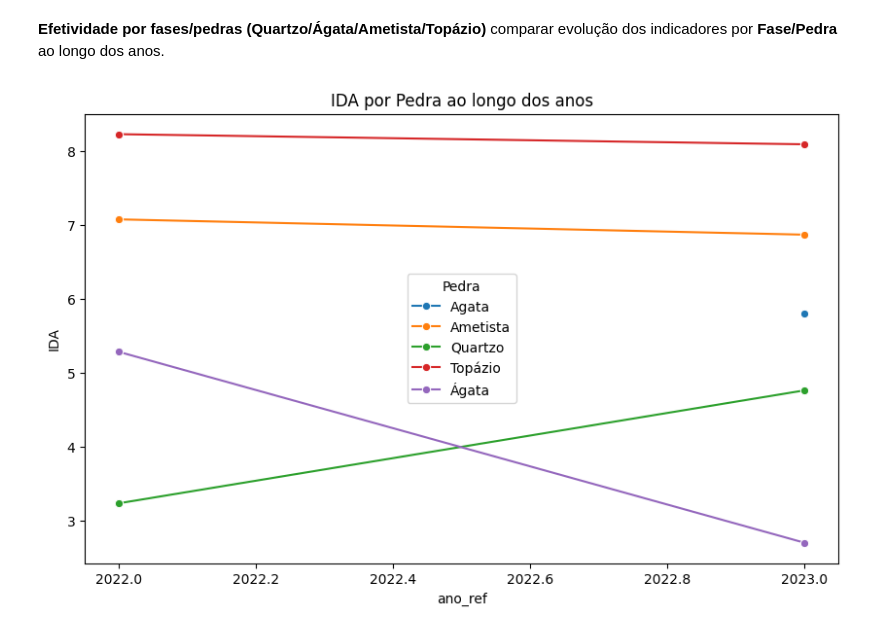
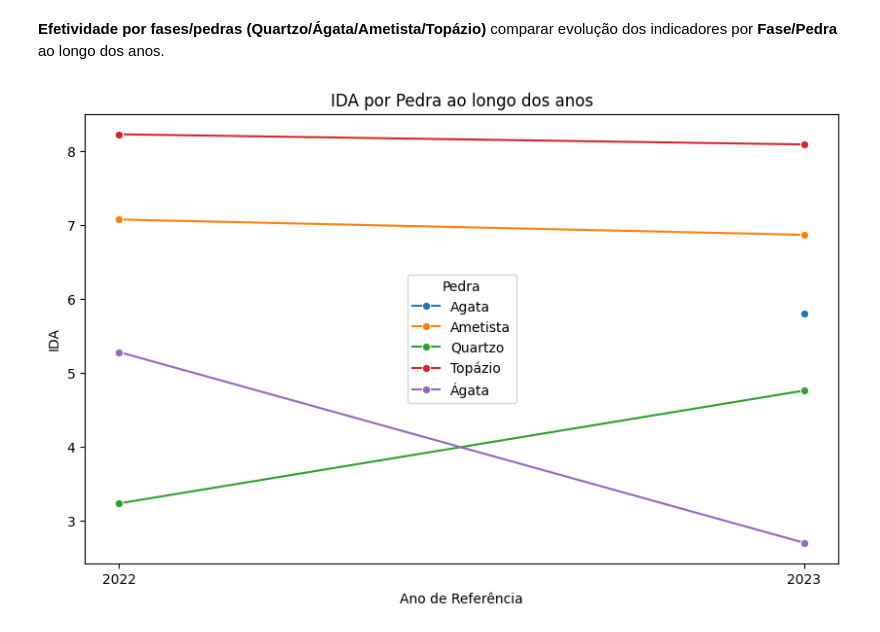
Before and after one commit to fernandapetty/data-analytics, a Jupyter notebook: notebook_analyses.ipynb, the cells around one changed output. Cells and saved outputs as stored; diff of their text form; code cells hidden in the pictures.

```diff
--- a/notebook_analyses.ipynb
+++ b/notebook_analyses.ipynb
@@ -40,7 +40,9 @@ def load_processed_data(path='data/dados_tratados.csv', save_back=True):
         for col in pedra_cols:
             # substituir strings vazias por NA e preencher Pedra com o primeiro valor disponível
             vals = df[col].replace('', pd.NA) if col in df.columns else pd.Series([pd.NA]*len(df))
-            df['Pedra'] = df['Pedra'].fillna(vals)
+            # atribuir apenas onde 'Pedra' é NA para evitar downcasting silencioso com .fillna
+            mask = df['Pedra'].isna()
+            df.loc[mask, 'Pedra'] = vals[mask].values
         df['Pedra'] = df['Pedra'].astype(object).where(pd.notna(df['Pedra']), pd.NA)
     else:
         df['Pedra'] = pd.NA
@@ -356,16 +358,25 @@ Dados insuficientes para regressão INDE ou variáveis faltando.
 # %%
 # Verificar coluna 'Pedra' e plotar se existir
 if 'Pedra' in tmp.columns:
     try:
-        grp = tmp.dropna(subset=['Pedra','ano_ref'])
-        agg = grp.groupby(['Pedra','ano_ref'])[['IDA','IEG','IPS']].mean().reset_index()
+        # Garantir que 'ano_ref' seja numérico e tratado como ano (inteiro) antes do agrupamento
+        grp = tmp.dropna(subset=['Pedra','ano_ref']).copy()
+        grp['ano_ref'] = pd.to_numeric(grp['ano_ref'], errors='coerce')
+        grp = grp.dropna(subset=['ano_ref'])
+        grp['ano_ref_int'] = grp['ano_ref'].round().astype(int)
+
+        # Agrupar por Pedra e ano inteiro (não fazer média do ano)
+        agg = grp.groupby(['Pedra','ano_ref_int'])[['IDA','IEG','IPS']].mean().reset_index()
+
         plt.figure(figsize=(10,6))
-        sns.lineplot(data=agg, x='ano_ref', y='IDA', hue='Pedra', marker='o')
+        sns.lineplot(data=agg, x='ano_ref_int', y='IDA', hue='Pedra', marker='o')
         plt.title('IDA por Pedra ao longo dos anos')
+        plt.xlabel('Ano de Referência')
+        plt.xticks(sorted(agg['ano_ref_int'].unique()))
         plt.show()
     except Exception as e:
         print('Erro ao plotar por Pedra:', e)
 else:
     print("Coluna 'Pedra' não encontrada na base; item 10 precisa ser confirmado.")
 # %% [output]
-[figure, old version]
+[figure, new version]
```
Also changed, not shown: parts of 1 cell of this notebook.
